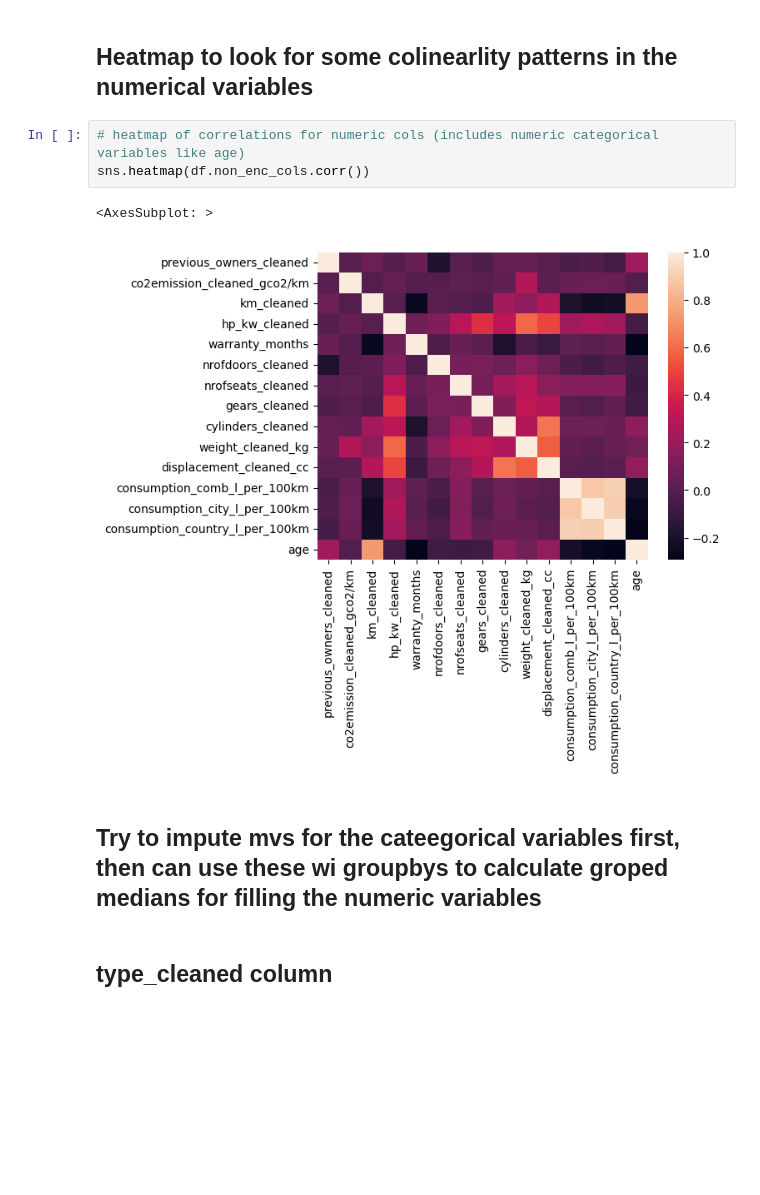
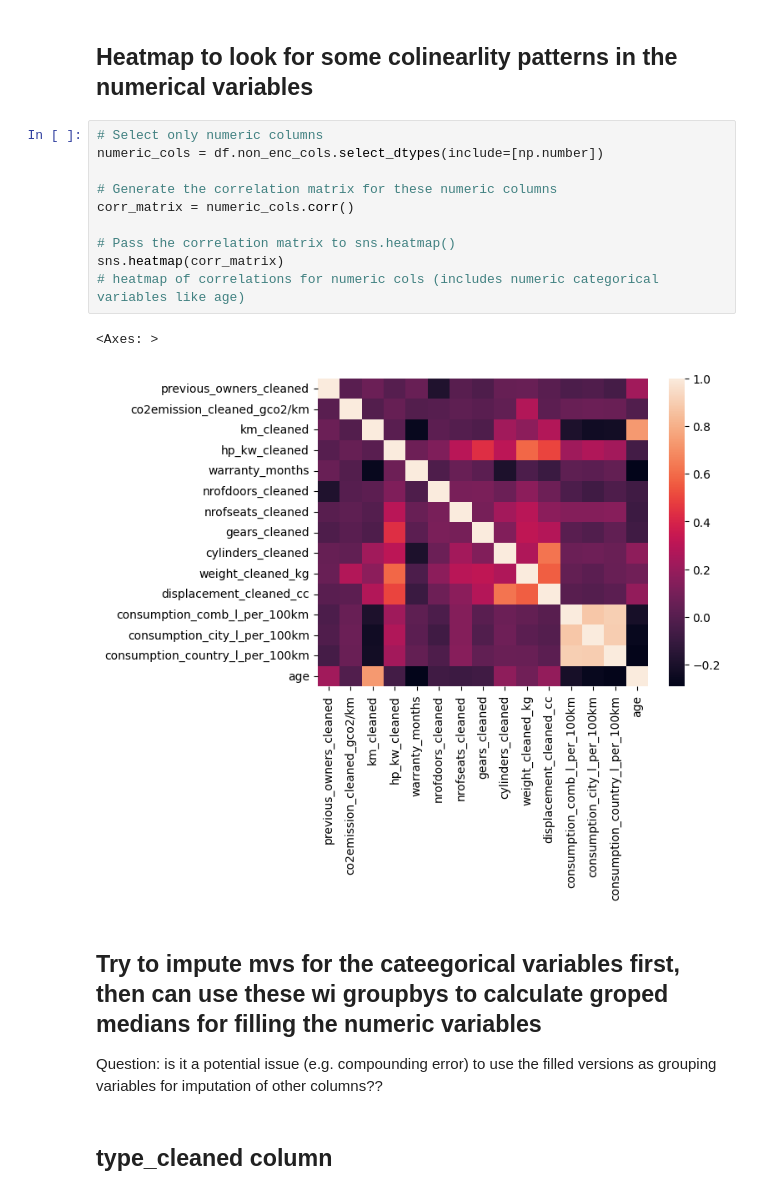
Before and after one commit to balintstewart77/magnimind-assignments, a Jupyter notebook: Auto_scout/auto_scout_part2_missing_val.ipynb, the cells around one changed output. Drawn from its saved outputs; the diff is of its cells as text; blank space fills up the shorter version.

Commit message:
add completed mv imputation notebook

```diff
--- a/Auto_scout/auto_scout_part2_missing_val.ipynb
+++ b/Auto_scout/auto_scout_part2_missing_val.ipynb
@@ -109,14 +110,23 @@ print(sorted(cols_with_mv))
 ['age', 'body_cleaned', 'bodycolor_cleaned', 'co2emission_cleaned_gco2/km', 'consumption_city_l_per_100km', 'consumption_comb_l_per_100km', 'consumption_country_l_per_100km', 'countryversion_cleaned', ...
 # %% [markdown]
 ## Heatmap to look for some colinearlity patterns in the numerical variables
-# %%
-# heatmap of correlations for numeric cols (includes numeric categorical variables like age)
-sns.heatmap(df.non_enc_cols.corr())
-# %% [output]
-<AxesSubplot: >
-[figure, removed]
+# %%
+# Select only numeric columns
+numeric_cols = df.non_enc_cols.select_dtypes(include=[np.number])
+
+# Generate the correlation matrix for these numeric columns
+corr_matrix = numeric_cols.corr()
+
+# Pass the correlation matrix to sns.heatmap()
+sns.heatmap(corr_matrix)
+# heatmap of correlations for numeric cols (includes numeric categorical variables like age)
+# %% [output]
+<Axes: >
+[figure, added]
 # %% [markdown]
 ## Try to impute mvs for the cateegorical variables first, then can use these wi groupbys to calculate groped medians for filling the numeric variables
+
+Question: is it a potential issue (e.g. compounding error) to use the filled versions as grouping variables for imputation of other columns??
 # %% [markdown]
 ## type_cleaned column
 # %%
```
Also changed, not shown: parts of 116 cells of this notebook, 1 other file.
